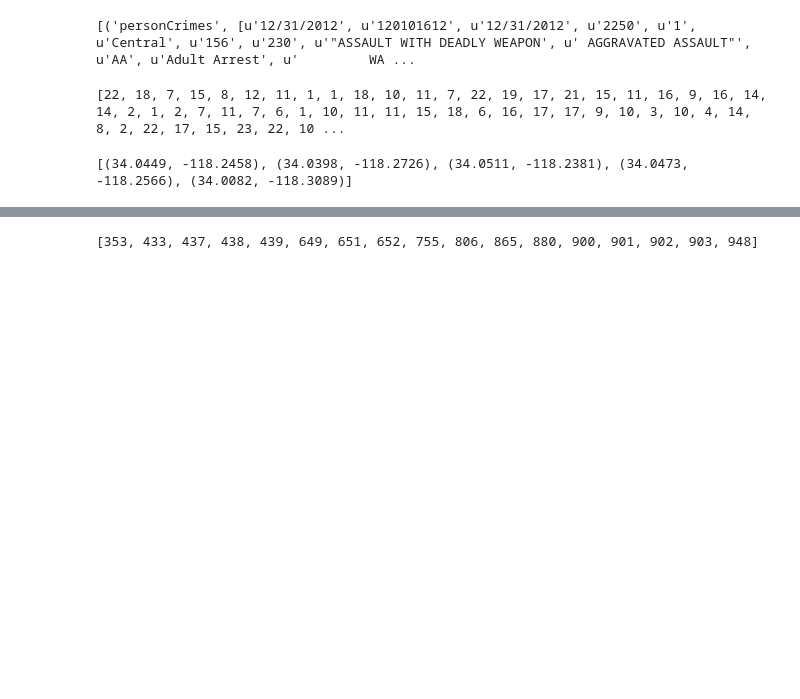
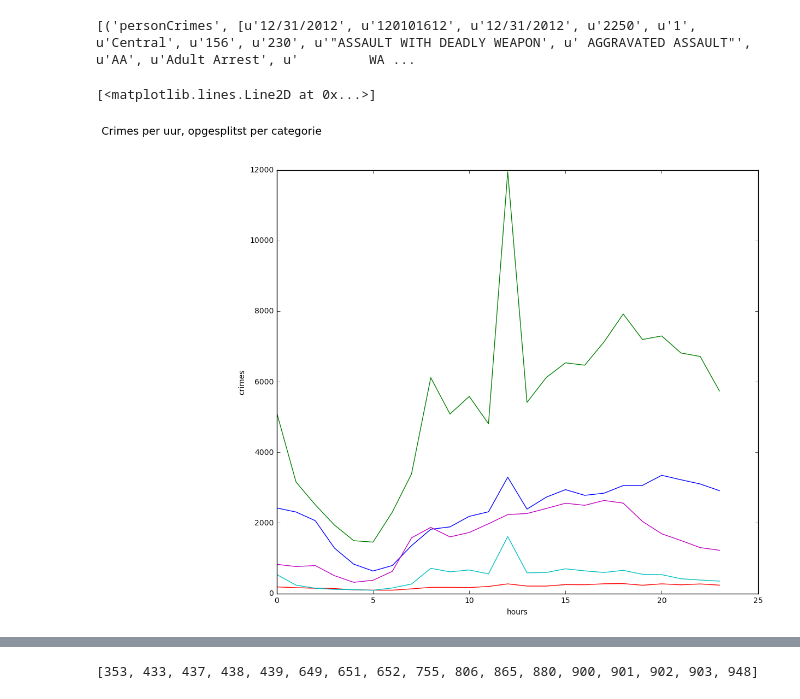
Before and after one commit to Djeffl/CrimesLADataset, a Jupyter notebook: Crimes.ipynb, the cells around one changed output, grey strips where cells are left out. Cells and saved outputs as stored; diff of their text form; code cells hidden in the pictures; blank space fills up the shorter version.

```diff
--- a/Crimes.ipynb
+++ b/Crimes.ipynb
@@ -92,11 +92,3 @@ print person_crimes_data.take(5)
 # defaultdict(<type 'int'>, {'traficCrimes': 37835, 'propertyCrimes': 128216, 'inchoateCrimes': 4740, 'personCrimes': 55543, 'statutoryCrimes': 11783})
 # %% [output]
 [('personCrimes', [u'12/31/2012', u'120101612', u'12/31/2012', u'2250', u'1', u'Central', u'156', u'230', u'"ASSAULT WITH DEADLY WEAPON', u' AGGRAVATED ASSAULT"', u'AA', u'Adult Arrest', u'         WA ...
-# %%
-# Filters person crimes and get time
-person_crimes = key_crimes_data.filter(lambda x: x[0]=="personCrimes")
-person_crimes_tijd = person_crimes.map(lambda x: int(x[1][3]) / 100)
-print person_crimes_tijd.collect()
-# print person_crimes_data.collect()[0][1][3]
-# %% [output]
-[22, 18, 7, 15, 8, 12, 11, 1, 1, 18, 10, 11, 7, 22, 19, 17, 21, 15, 11, 16, 9, 16, 14, 14, 2, 1, 2, 7, 11, 7, 6, 1, 10, 11, 11, 15, 18, 6, 16, 17, 17, 9, 10, 3, 10, 4, 14, 8, 2, 22, 17, 15, 23, 22, 10 ...
@@ -103,36 +124,25 @@ print person_crimes_tijd.collect()
 # %%
 %matplotlib inline
 import matplotlib.pyplot as plt
 
-x_axis = range(0,24)
-y_axis = []
+fig = plt.figure(figsize=(25, 10))
+fig.suptitle('Crimes per uur, opgesplitst per categorie', fontsize=14)
 
-fig = plt.figure(figsize=(15, 5))
-plt1 = fig.add_subplot(121)
-fig.suptitle('Crimes per uur, opgesplitst per categorie', fontsize=14)
-plt1.set_xlabel('hours')
-plt1.set_ylabel('crimes')
-plt1.plot(x_axis, person_crimes_tijd.collect())
-plt2 = fig.add_subplot(122)
-#plt2.plot(hours, statutoryCrimes)
+# plt1 = fig.add_subplot(121)
+# plt1.set_ylabel('crimes')
+# plt1.set_xlabel('hours')
+# plt1.plot(personCrimes_time)
+
+plt = fig.add_subplot(122)
+plt.set_ylabel('crimes')
+plt.set_xlabel('hours')
+plt.plot(personCrimes_time)
+plt.plot(propertyCrimes_time)
+plt.plot(inchoateCrimes_time)
+plt.plot(statutoryCrimes_time)
+plt.plot(traficCrimes_time)
+# %% [output]
+[<matplotlib.lines.Line2D at 0x...>]
+[figure, added]
-# %%
-import re
-# Create map
-crime_data = key_crimes_data.filter(lambda x: x[0]=="personCrimes")
-
-def parse_coords(line):
-    line_lenght = len(line[1])
-    try:
-        lat_coord = re.sub('[\"\(\) ]', '', line[1][line_lenght-2])
-        long_coord = re.sub('[\"\(\) ]', '', line[1][line_lenght-1])
-        return (float(lat_coord), float(long_coord))
-    except:
-        return (None, None)
-
-crime_data_coords = crime_data.map(parse_coords)
-print crime_data_coords.take(5)
-# print person_crimes_data.collect()[0][1][3]
-# %% [output]
-[(34.0449, -118.2458), (34.0398, -118.2726), (34.0511, -118.2381), (34.0473, -118.2566), (34.0082, -118.3089)]
 # %%
 from IPython.display import HTML
```
Also changed, not shown: parts of 4 cells of this notebook.
